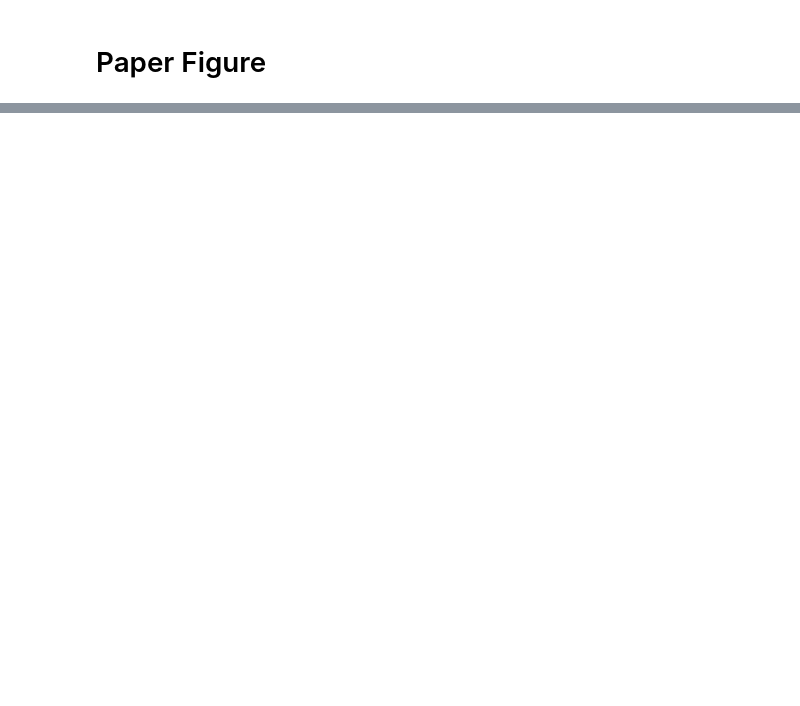
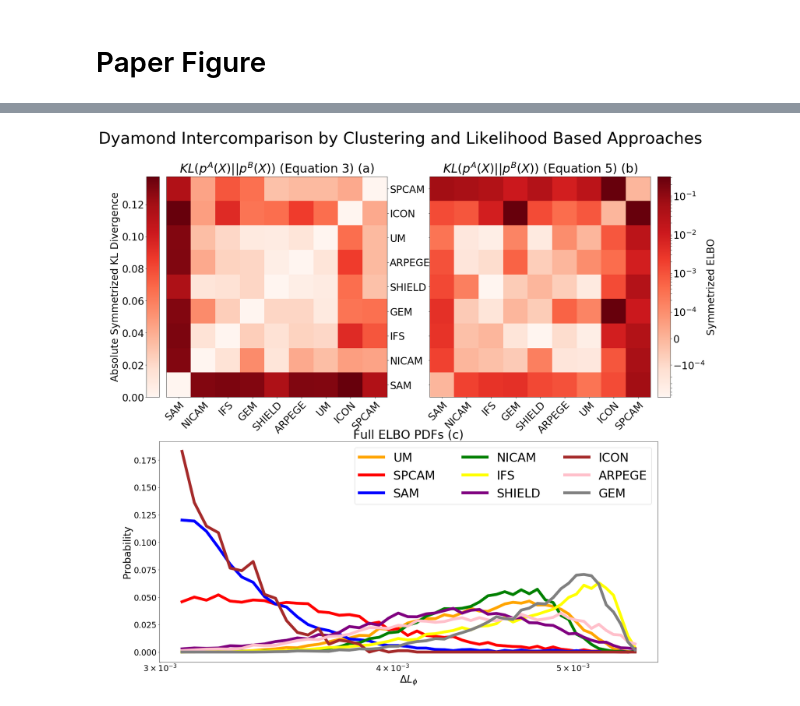
Before and after one commit to gmooers96/Chapter_2_Repo, a Jupyter notebook: Figure_Scripts/Figure_3.ipynb, the cells around one changed output, grey strips where cells are left out. Drawn from its saved outputs; the diff is of its cells as text; code cells hidden in the pictures; blank space fills up the shorter version.

```diff
--- a/Figure_Scripts/Figure_3.ipynb
+++ b/Figure_Scripts/Figure_3.ipynb
@@ -115,0 +151,86 @@ print(" ")
+# %%
+fig, ax = plt.subplots(2,2,figsize=(25,25))
+gs=GridSpec(2,2)
+
+models = ["SAM","NICAM","IFS","GEM","SHIELD","ARPEGE","UM","ICON","SPCAM"]
+models_y = ["SPCAM","ICON", "UM", "ARPEGE", "SHIELD", "GEM", "IFS", "NICAM", "SAM"]
+
+ax1=fig.add_subplot(gs[0,0])
+
+im = ax1.imshow(m3_k50, cmap="Reds")
+
+ax_cbar = fig.add_axes([0.105, 0.537, 0.02, 0.343])
+cbar = fig.colorbar(im, cax=ax_cbar)
+cbar.set_label('Absolute Symmetrized KL Divergence', fontsize=fz*1.25)
+cbar.ax.tick_params(labelsize=fz*1.25)
+
+cbar.ax.yaxis.set_ticks_position('left')
+cbar.ax.yaxis.set_label_position('left')
+
+ax1.set_title(r"$KL(p^A(X)||p^B(X))$ (Equation 3) (a)", fontsize=fz*1.5)
+ax1.set_yticks(np.arange(len(models)))
+ax1.set_xticks(np.arange(len(models)))
+ax1.set_xticklabels(models, fontsize=fz*1.25)
+ax1.set_yticklabels(models_y, fontsize=fz*1.25)
+ax1.yaxis.tick_right()
+
+ax2=fig.add_subplot(gs[0,1])
+
+im = ax2.imshow(m2_elbo, cmap="Reds", norm=matplotlib.colors.SymLogNorm(linthresh=(0.0001)))
+
+ax_cbar = fig.add_axes([0.90, 0.537, 0.02, 0.343])
+cbar = fig.colorbar(im, cax=ax_cbar)
+cbar.set_label('Symmetrized ELBO', fontsize=fz*1.25)
+cbar.ax.tick_params(labelsize=fz*1.25)
+
+ax2.set_title(r"$KL(p^A(X)||p^B(X))$ (Equation 5) (b)", fontsize=fz*1.5)
+ax2.set_xticks(np.arange(len(models)))
+ax2.set_xticklabels(models, fontsize=fz*1.25)
+ax2.set_yticklabels([])
+
+plt.setp(ax1.get_xticklabels(), rotation=45, ha="right", rotation_mode="anchor")
+plt.setp(ax2.get_xticklabels(), rotation=45, ha="right", rotation_mode="anchor")
+
+ax3=fig.add_subplot(gs[1,:])
+
+shared_bins = np.histogram_bin_edges(elbo_um_7, bins=50)
+um_freq, um_edges = np.histogram(elbo_um_7, bins = shared_bins, density=True)
+icon_freq, icon_edges = np.histogram(elbo_icon_7, bins = shared_bins, density=True)
+ifs_freq, ifs_edges = np.histogram(elbo_ifs_7, bins = shared_bins, density=True)
+spcam_freq, spcam_edges = np.histogram(elbo_spcam_7, bins = shared_bins, density=True)
+shield_freq, shield_edges = np.histogram(elbo_shield_7, bins = shared_bins, density=True)
+sam_freq, sam_edges = np.histogram(elbo_sam_7, bins = shared_bins, density=True)
+arpege_freq, arpege_edges = np.histogram(elbo_arpege_7, bins = shared_bins, density=True)
+nicam_freq, nicam_edges = np.histogram(elbo_nicam_7, bins = shared_bins, density=True)
+gem_freq, gem_edges = np.histogram(elbo_gem_7, bins = shared_bins, density=True)
+
+ax3.plot(um_edges[:-1], um_freq/np.sum(um_freq),  label = "UM", color = 'orange', linewidth=8)
+ax3.plot(spcam_edges[:-1], spcam_freq/np.sum(spcam_freq), label = "SPCAM ", color = 'red', linewidth=8)
+ax3.plot(sam_edges[:-1], sam_freq/np.sum(sam_freq), label = "SAM", color = 'blue', linewidth=8)
+ax3.plot(nicam_edges[:-1], nicam_freq/np.sum(nicam_freq), label = "NICAM", color = 'green', linewidth=8)
+ax3.plot(ifs_edges[:-1], ifs_freq/np.sum(ifs_freq), label = "IFS", color = 'yellow', linewidth=8)
+ax3.plot(shield_edges[:-1], shield_freq/np.sum(shield_freq), label = "SHIELD", color = 'purple', linewidth=8)
+ax3.plot(icon_edges[:-1], icon_freq/np.sum(icon_freq), label = "ICON", color = 'brown', linewidth=8)
+ax3.plot(arpege_edges[:-1], arpege_freq/np.sum(arpege_freq), label = "ARPEGE", color = 'pink', linewidth=8)
+ax3.plot(gem_edges[:-1], gem_freq/np.sum(gem_freq), label = "GEM", color = 'grey', linewidth=8)
+
+ax3.legend(fontsize=fz*1.5, ncol=3)
+ax3.set_xlabel(r"$\Delta {\mathit{L}}_\phi$", fontsize = fz*1.25)
+ax3.set_ylabel('Probability', fontsize = fz*1.25)
+ax3.set_title('Full ELBO PDFs (c)', fontsize = 1.5*fz)
+
+ax3.set_xscale("log")
+ax3.tick_params(axis='both', which='both', labelsize=fz)
+
+fig.delaxes(ax[0,0])
+fig.delaxes(ax[0,1])
+fig.delaxes(ax[1,1])
+fig.delaxes(ax[1,0])
+
+plt.subplots_adjust(wspace=0.12)
+plt.suptitle("Dyamond Intercomparison by Clustering and Likelihood Based Approaches", fontsize=fz*2, y=0.95)
+plt.savefig("../Figures/Figure_3.png", bbox_inches='tight',pad_inches = 0)
+plt.savefig("../Figures/Figure_3.pdf", bbox_inches='tight',pad_inches = 0)
+print(" ")
+# %% [output]
+[figure, added]
```
Also changed, not shown: parts of 3 cells of this notebook, 1 other file.
